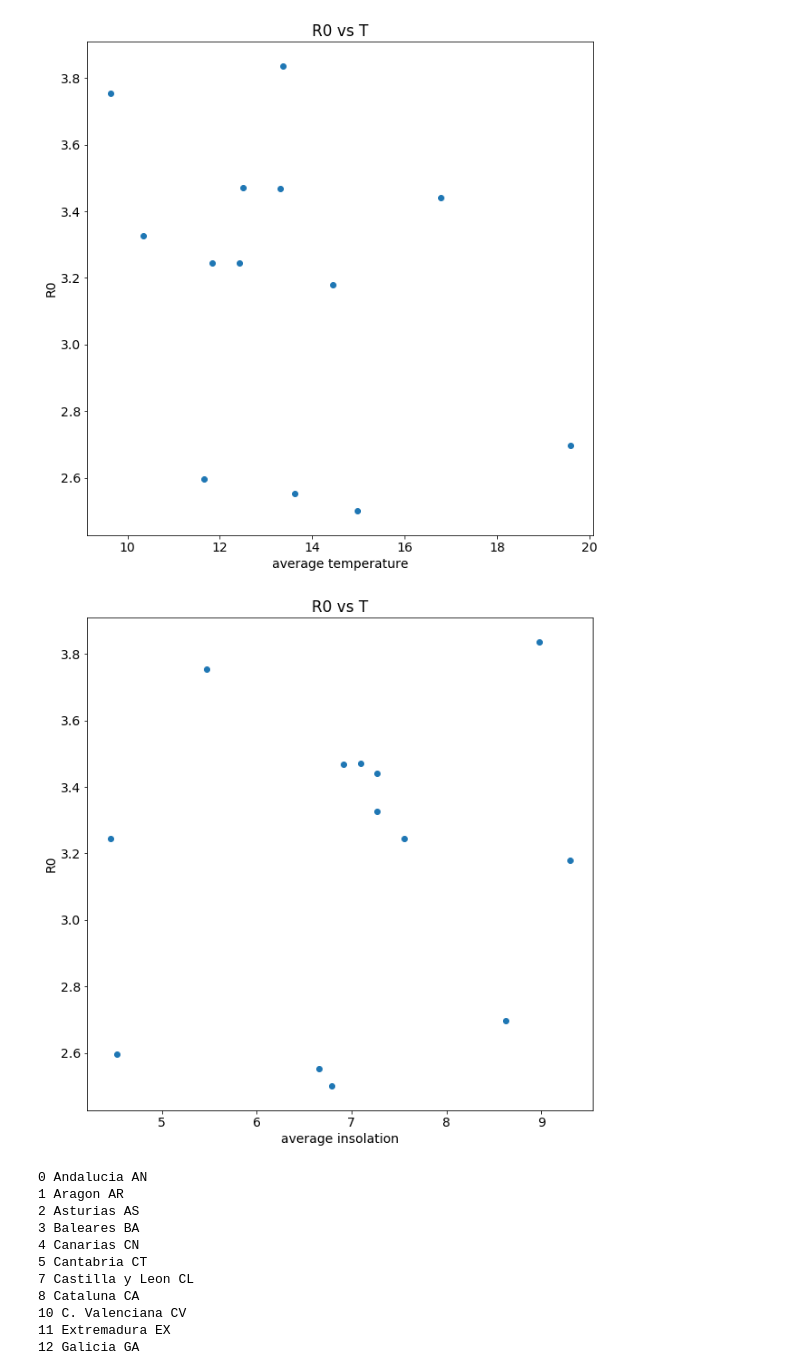
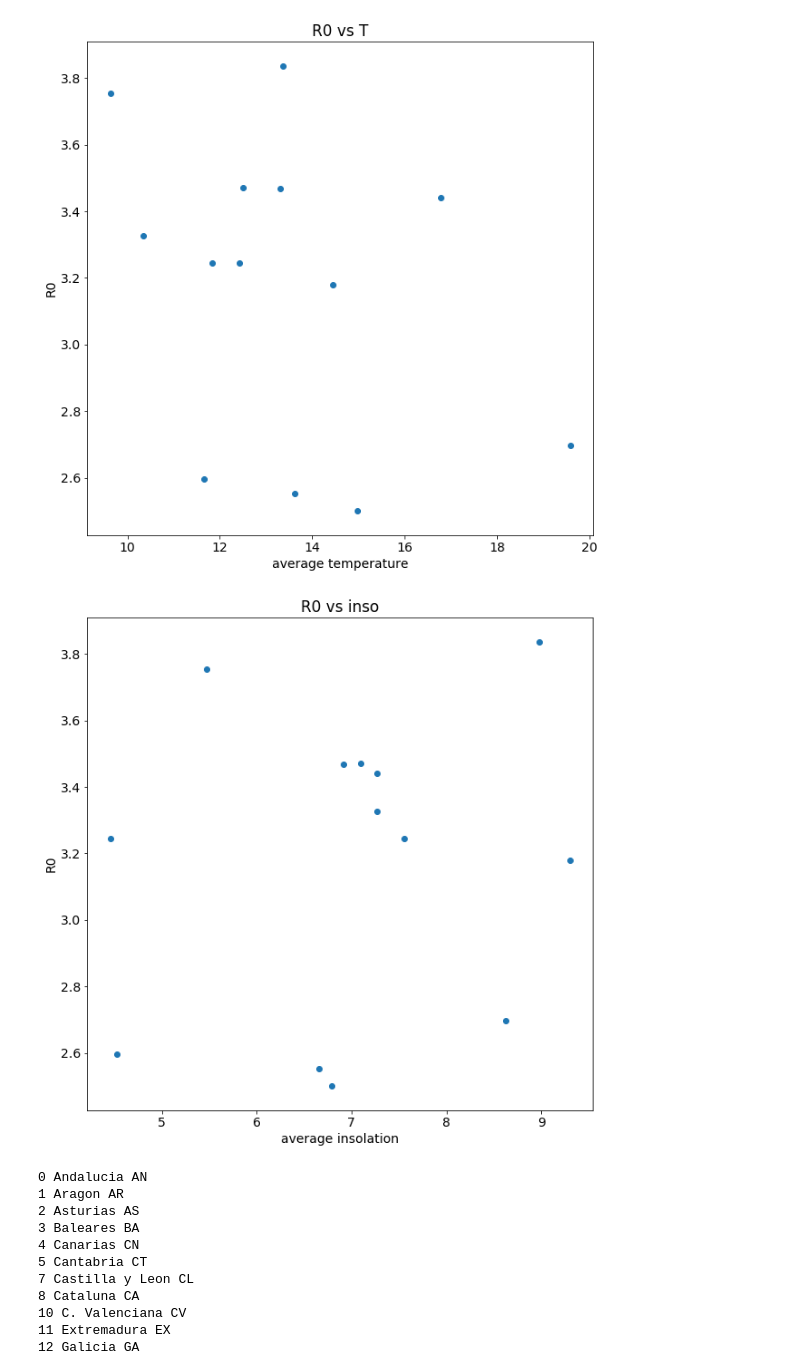
Before and after one commit to jjgomezcadenas/C19, a Jupyter notebook: nb/c19_communities_jj_fits.ipynb, the cells around one changed output. Cells and saved outputs as stored; diff of their text form; code cells hidden in the pictures.

```diff
--- a/nb/c19_communities_jj_fits.ipynb
+++ b/nb/c19_communities_jj_fits.ipynb
@@ -379,13 +379,13 @@ print(tmed)
 15 Murcia MU
 [14.443750000000001, 12.418181818181818, 11.825, 13.622222222222222, 19.583333333333332, 11.649999999999999, 10.335714285714285, 13.3125, 14.96875, 13.366666666666665, 9.6375, 12.50625, 16.78571428571 ...
 # %%
-def plot_R0_vs_var(R0, var, varlbl='average temperature', figsize=(10,10)):
+def plot_R0_vs_var(R0, var, varlbl='average temperature', title='R0', figsize=(10,10)):
     fig = plt.figure(figsize=figsize)
     ax      = fig.add_subplot(1, 1, 1)
     ax.scatter(var, R0)
 
     ax.set_xlabel(varlbl)
     ax.set_ylabel('R0')
-    ax.set_title('R0 vs T')
+    ax.set_title(title)
     plt.show()
 # %%
@@ -393,9 +393,9 @@ plot_R0_vs_var(R0, tmed, varlbl='average temperature', figsize=(10,10))
 # %% [output]
 [figure]
 # %%
-plot_R0_vs_var(R0, isol, varlbl='average insolation', figsize=(10,10))
+plot_R0_vs_var(R0, isol, varlbl='average insolation', title='R0 vs inso', figsize=(10,10))
 # %% [output]
-[figure, old version]
+[figure, new version]
 # %%
 isol = select_var(df_communities, FD, dataType='sol', thr = 10, start_date='2020-3-1', end_date='2020-3-17', fitlist=fitlist2)
 print(isol)
```
Also changed, not shown: parts of 2 cells of this notebook.
